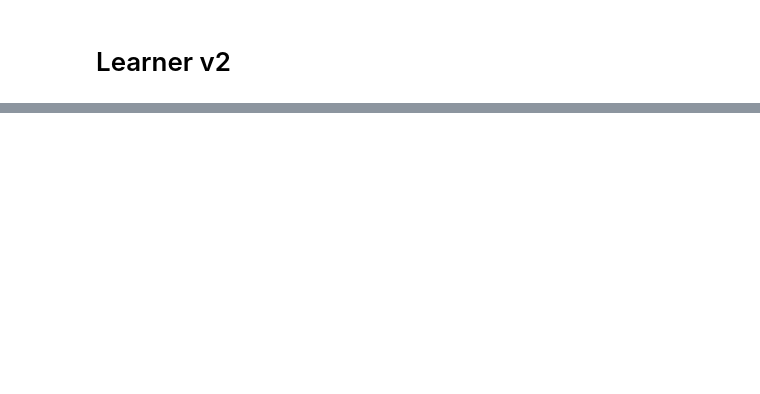
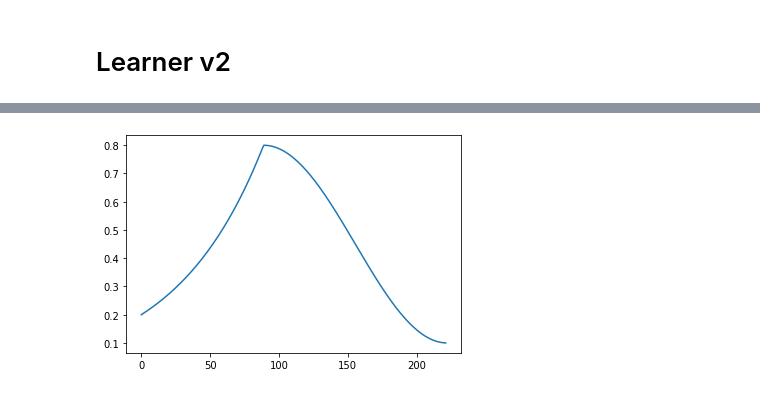
Before and after one commit to ftm624/deeplearning_nbs, a Jupyter notebook: fastai/11_learnerv2.ipynb, the cells around one changed output, grey strips where cells are left out. Cells and saved outputs as stored; diff of their text form; code cells hidden in the pictures; blank space fills up the shorter version.

```diff
--- a/fastai/11_learnerv2.ipynb
+++ b/fastai/11_learnerv2.ipynb
@@ -31,0 +190,8 @@ class Learner():
+# %%
+cbfs += [Recorder]
+# %%
+learn = get_learner(nfs, data, 0.4, conv_layer, cb_funcs=cbfs)
+# %%
+phases = combine_scheds([0.4, 0.6], [sched_exp(0.2, 0.8), sched_cos(0.8, 0.1)])
+# %%
+sched = ParamScheduler('lr', phases)
@@ -31,0 +211,4 @@ class Learner():
+# %%
+learn.recorder.plot_lr()
+# %% [output]
+[figure, added]
```
Also changed, not shown: parts of 30 cells of this notebook, 7 other files.
